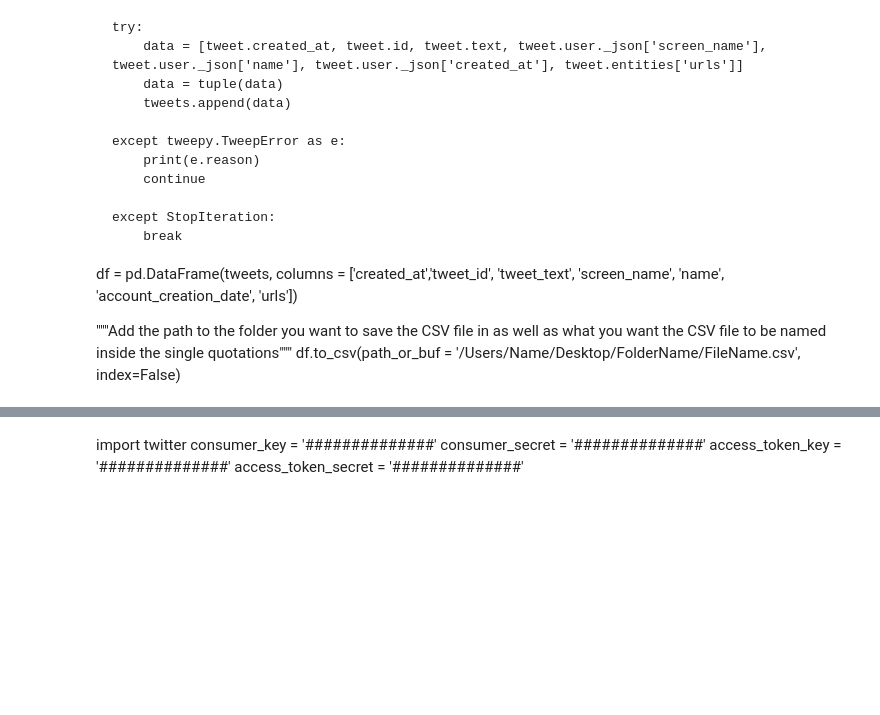
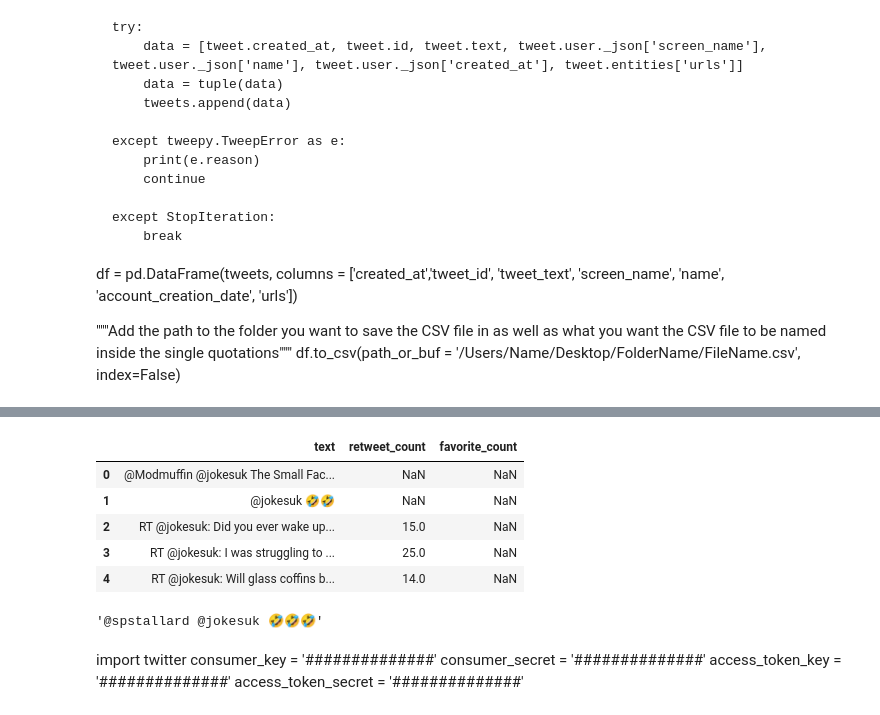
Before and after one commit to codingWithAndy/CDT_MSc_Thesis, a Jupyter notebook: Implementation/Exploration/exploring.ipynb, the cells around one changed output, grey strips where cells are left out. Drawn from its saved outputs; the diff is of its cells as text; code cells hidden in the pictures; blank space fills up the shorter version.

```diff
--- a/Implementation/Exploration/exploring.ipynb
+++ b/Implementation/Exploration/exploring.ipynb
@@ -151,3 +209,18 @@ access_token_secret = '##############'
+# %%
+tweet_df = tweet_df.drop(columns=['created_at','hashtags','id','id_str','in_reply_to_screen_name','in_reply_to_status_id','in_reply_to_user_id','lang','source','urls','user','user_mentions','retweeted_status','place'])
+# %%
+tweet_df.head()
+# %% [output]
+|  | text | retweet_count | favorite_count |
+| 0 | @Modmuffin @jokesuk The Small Fac... | NaN | NaN |
+| 1 | @jokesuk 🤣🤣 | NaN | NaN |
+| 2 | RT @jokesuk: Did you ever wake up... | 15.0 | NaN |
+| 3 | RT @jokesuk: I was struggling to ... | 25.0 | NaN |
+| 4 | RT @jokesuk: Will glass coffins b... | 14.0 | NaN |
+# %%
+tdict['text']
+# %% [output]
+'@spstallard @jokesuk 🤣🤣🤣'
 # %% [markdown]
 import twitter
 consumer_key = '##############'
```
Also changed, not shown: parts of 8 cells of this notebook.
